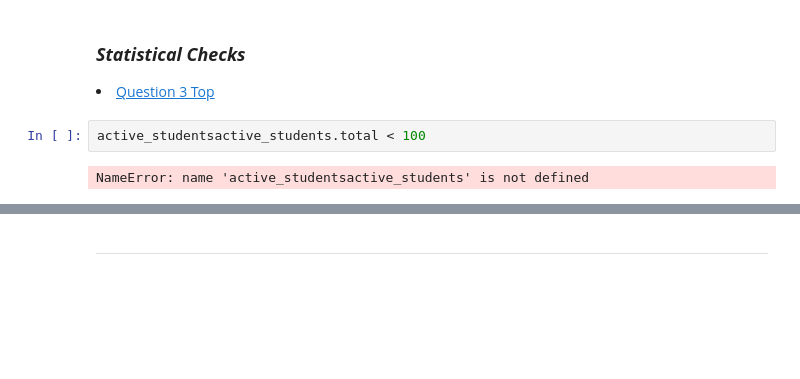
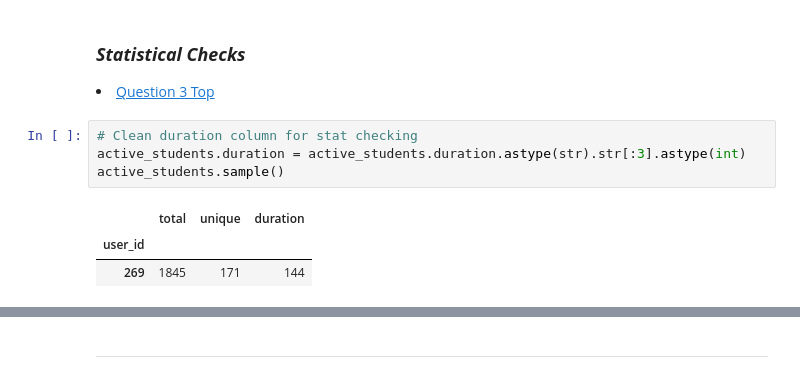
Before and after one commit to Jared-Wood135/anomaly-detection-exercises, a Jupyter notebook: explore.ipynb, the cells around one changed output, grey strips where cells are left out. Cells and saved outputs as stored; diff of their text form; blank space fills up the shorter version.

```diff
--- a/explore.ipynb
+++ b/explore.ipynb
@@ -272,7 +267,11 @@ active_students.sample()
     Statistical Checks
 </i></b></h3>
 <li><a href='#q3'>Question 3 Top</a></li>
-# %%
-active_studentsactive_students.total < 100
-# %% [output]
-NameError: name 'active_studentsactive_students' is not defined
+# %%
+# Clean duration column for stat checking
+active_students.duration = active_students.duration.astype(str).str[:3].astype(int)
+active_students.sample()
+# %% [output]
+|  | total | unique | duration |
+| user_id |  |  |  |
+| 269 | 1845 | 171 | 144 |
```
Also changed, not shown: parts of 13 cells of this notebook.
